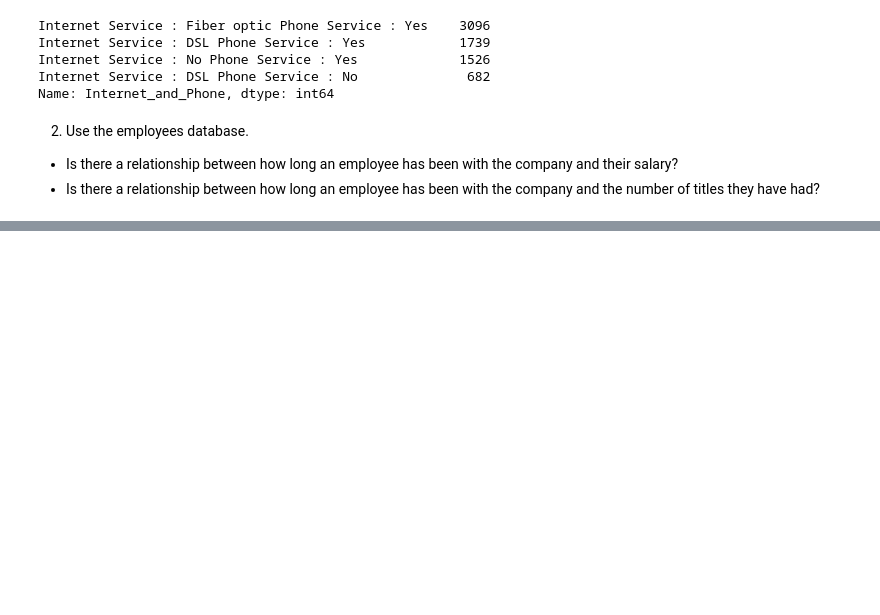
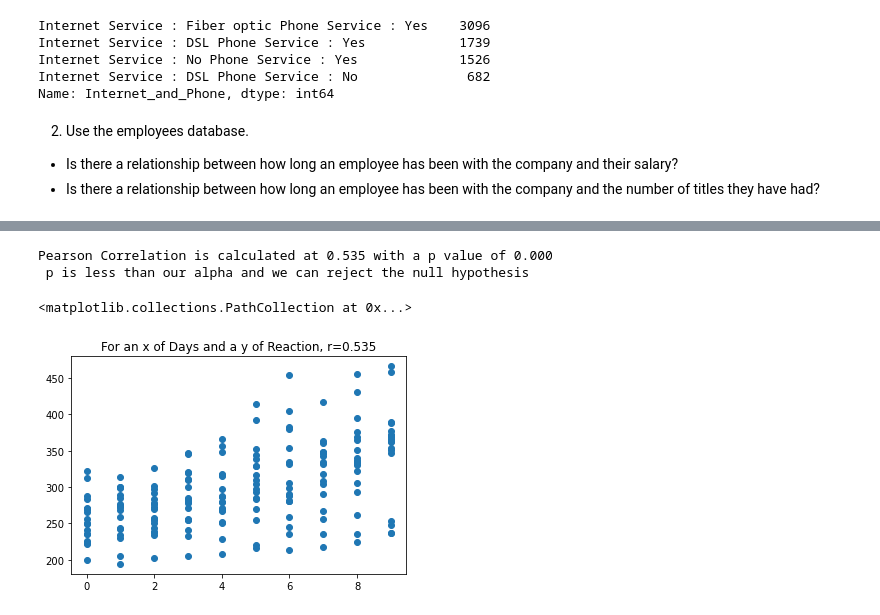
Before and after one commit to ArnolValadez/statistics-exercises, a Jupyter notebook: hypothesis_testing.ipynb, the cells around one changed output, grey strips where cells are left out. Drawn from its saved outputs; the diff is of its cells as text; code cells hidden in the pictures; blank space fills up the shorter version.

```diff
--- a/hypothesis_testing.ipynb
+++ b/hypothesis_testing.ipynb
@@ -283,0 +354,14 @@ for cntrl in control:
+# %%
+df = data('sleepstudy')
+# %%
+r, p = stats.pearsonr(df['Days'], df['Reaction'])
+print(f'Pearson Correlation is calculated at {r:.3f} with a p value of {p:.3f}')
+if p < 0.05:
+    print(f' p is less than our alpha and we can reject the null hypothesis')
+plt.title(f'For an x of Days and a y of Reaction, r={r:.3f}')
+plt.scatter(df['Days'], df['Reaction'])
+# %% [output]
+Pearson Correlation is calculated at 0.535 with a p value of 0.000
+ p is less than our alpha and we can reject the null hypothesis
+<matplotlib.collections.PathCollection at 0x...>
+[figure, added]
```
Also changed, not shown: parts of 25 cells of this notebook.
